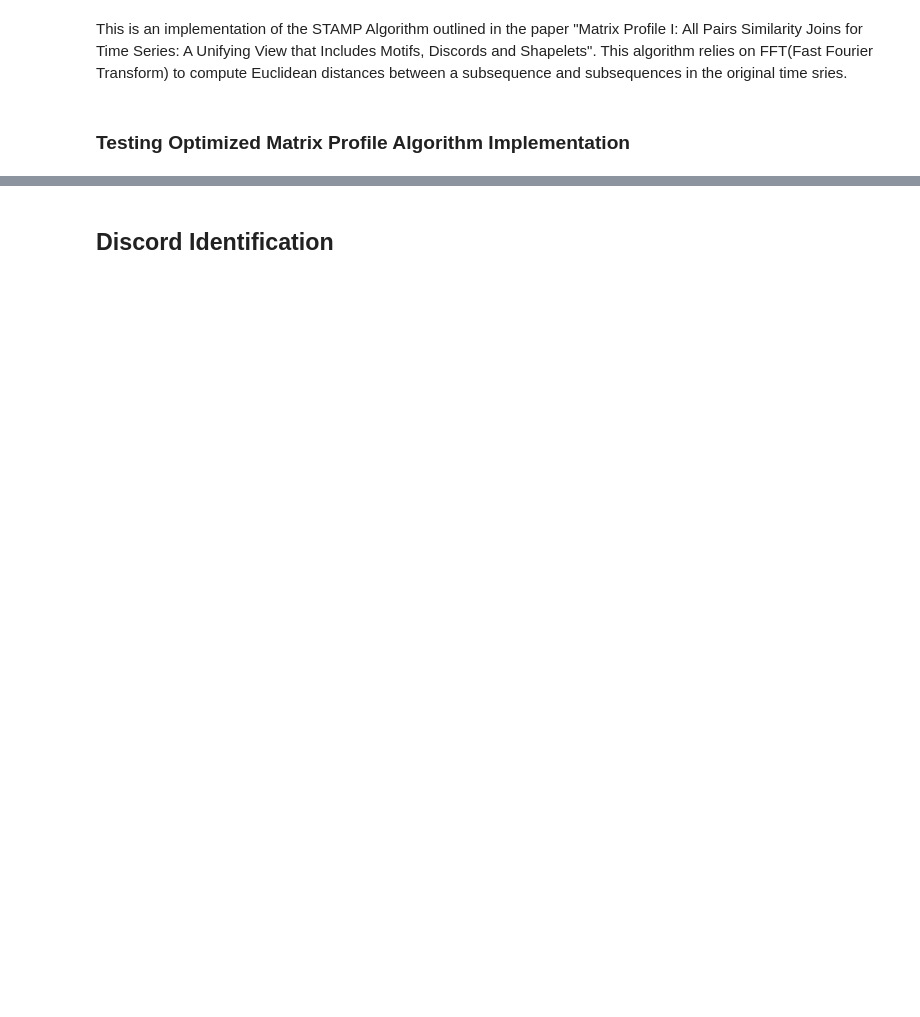
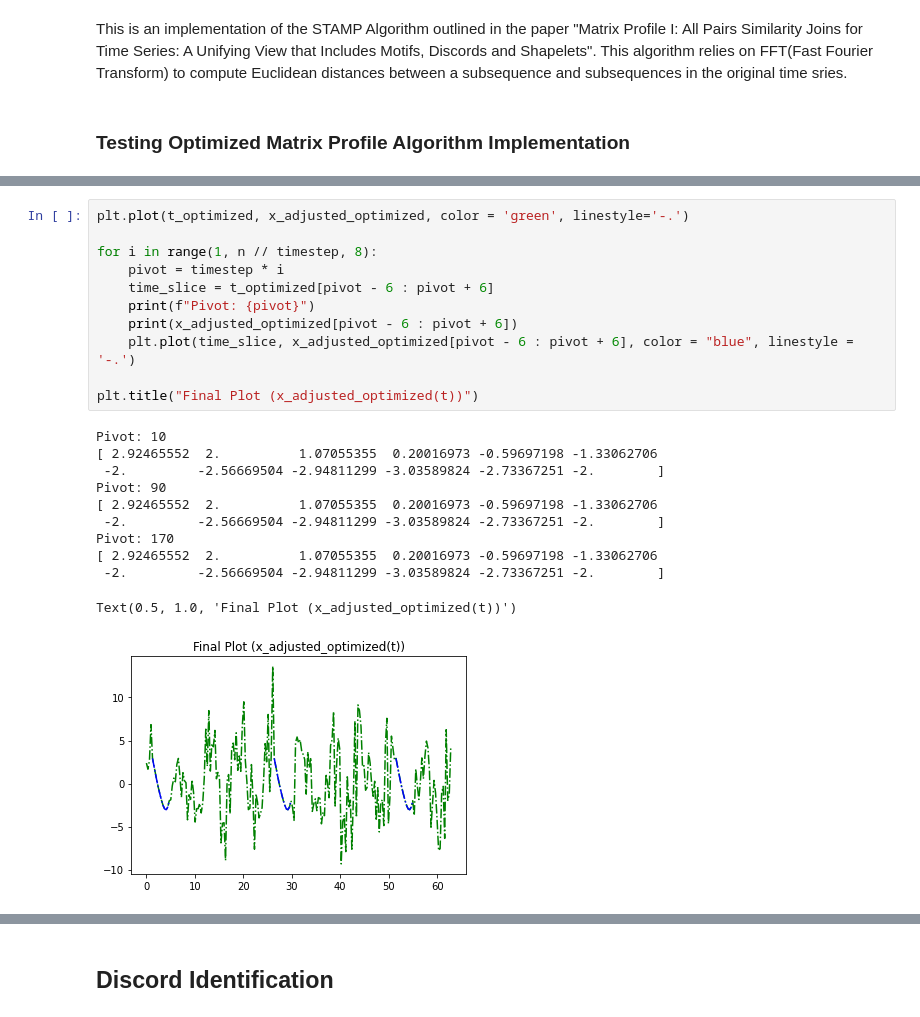
Before and after one commit to Ravi-Raghavan/ML_IOT_HW3, a Jupyter notebook: homework.ipynb, the cells around one changed output, grey strips where cells are left out. Drawn from its saved outputs; the diff is of its cells as text; blank space fills up the shorter version.

```diff
--- a/homework.ipynb
+++ b/homework.ipynb
@@ -287,0 +362,23 @@ print(distance_profile_ix)
+# %%
+plt.plot(t_optimized, x_adjusted_optimized, color = 'green', linestyle='-.')
+
+for i in range(1, n // timestep, 8):
+    pivot = timestep * i
+    time_slice = t_optimized[pivot - 6 : pivot + 6]
+    print(f"Pivot: {pivot}")
+    print(x_adjusted_optimized[pivot - 6 : pivot + 6])
+    plt.plot(time_slice, x_adjusted_optimized[pivot - 6 : pivot + 6], color = "blue", linestyle = '-.')
+
+plt.title("Final Plot (x_adjusted_optimized(t))")
+# %% [output]
+Pivot: 10
+[ 2.92465552  2.          1.07055355  0.20016973 -0.59697198 -1.33062706
+ -2.         -2.56669504 -2.94811299 -3.03589824 -2.73367251 -2.        ]
+Pivot: 90
+[ 2.92465552  2.          1.07055355  0.20016973 -0.59697198 -1.33062706
+ -2.         -2.56669504 -2.94811299 -3.03589824 -2.73367251 -2.        ]
+Pivot: 170
+[ 2.92465552  2.          1.07055355  0.20016973 -0.59697198 -1.33062706
+ -2.         -2.56669504 -2.94811299 -3.03589824 -2.73367251 -2.        ]
+Text(0.5, 1.0, 'Final Plot (x_adjusted_optimized(t))')
+[figure, added]
```
Also changed, not shown: parts of 53 cells of this notebook.
